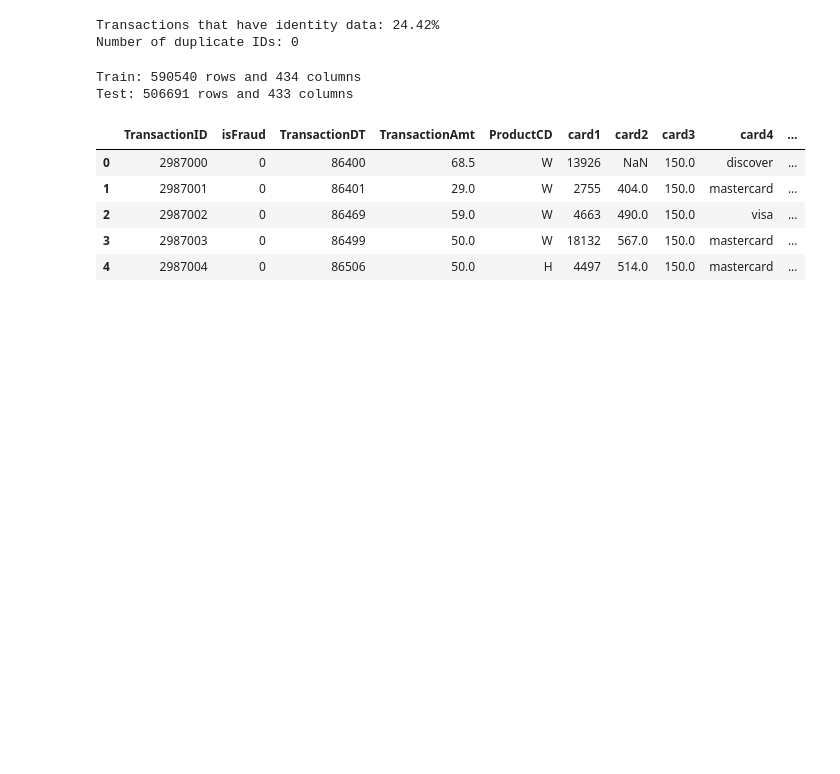
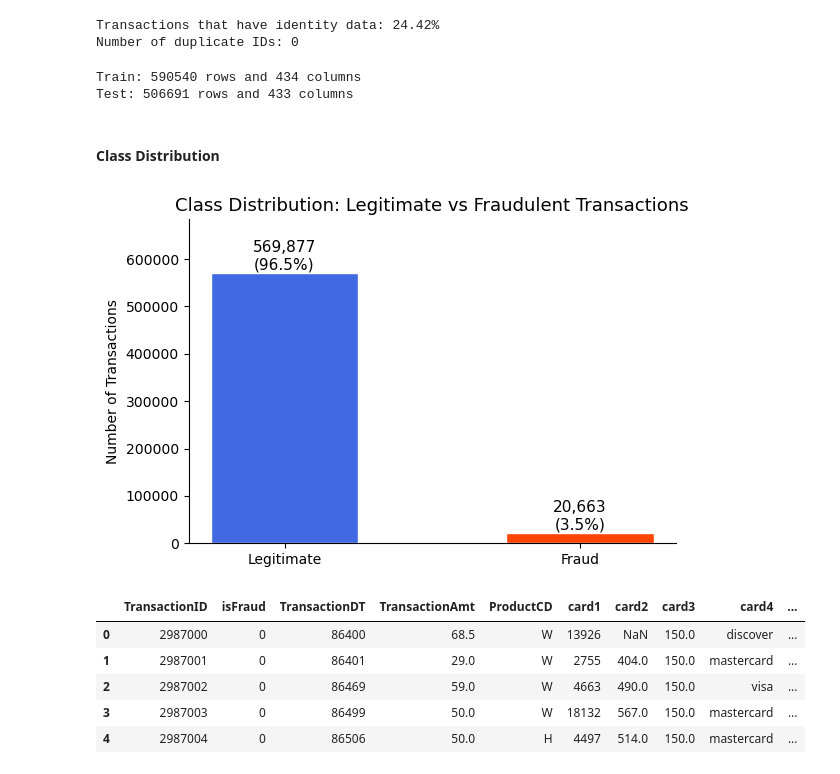
Before and after one commit to ziadharmanani/Financial-Fraud-Detection, a Jupyter notebook: notebooks/01_eda.ipynb, the cells around one changed output. Cells and saved outputs as stored; diff of their text form; code cells hidden in the pictures; blank space fills up the shorter version.

```diff
--- a/notebooks/01_Transaction_EDA.ipynb
+++ b/notebooks/01_eda.ipynb
@@ -92,6 +92,28 @@ print(f'Test: {df_test.shape[0]} rows and {df_test.shape[1]} columns')
 # %% [output]
 Train: 590540 rows and 434 columns
 Test: 506691 rows and 433 columns
+# %% [markdown]
+#### Class Distribution
+# %%
+fraud_counts = df_train['isFraud'].value_counts().sort_index()
+labels = ['Legitimate', 'Fraud']
+colors = ['royalblue', 'orangered']
+
+fig, ax = plt.subplots(figsize=(6, 4))
+bars = ax.bar(labels, fraud_counts.values, color=colors, edgecolor='white', width=0.5)
+
+for bar, count, pct in zip(bars, fraud_counts.values, (fraud_counts/fraud_counts.sum() * 100).values):
+    ax.text(bar.get_x() + bar.get_width() / 2, bar.get_height() + 2000,
+            f'{count:,}\n({pct:.1f}%)', ha='center', va='bottom', fontsize=11)
+
+ax.set_title('Class Distribution: Legitimate vs Fraudulent Transactions', fontsize=13)
+ax.set_ylabel('Number of Transactions')
+ax.set_ylim(0, fraud_counts.max() * 1.2)
+sns.despine()
+plt.tight_layout()
+plt.show()
+# %% [output]
+[figure, added]
 # %%
 df_train.head()
 # %% [output]
```
Also changed, not shown: parts of 21 cells of this notebook, 6 other files.
